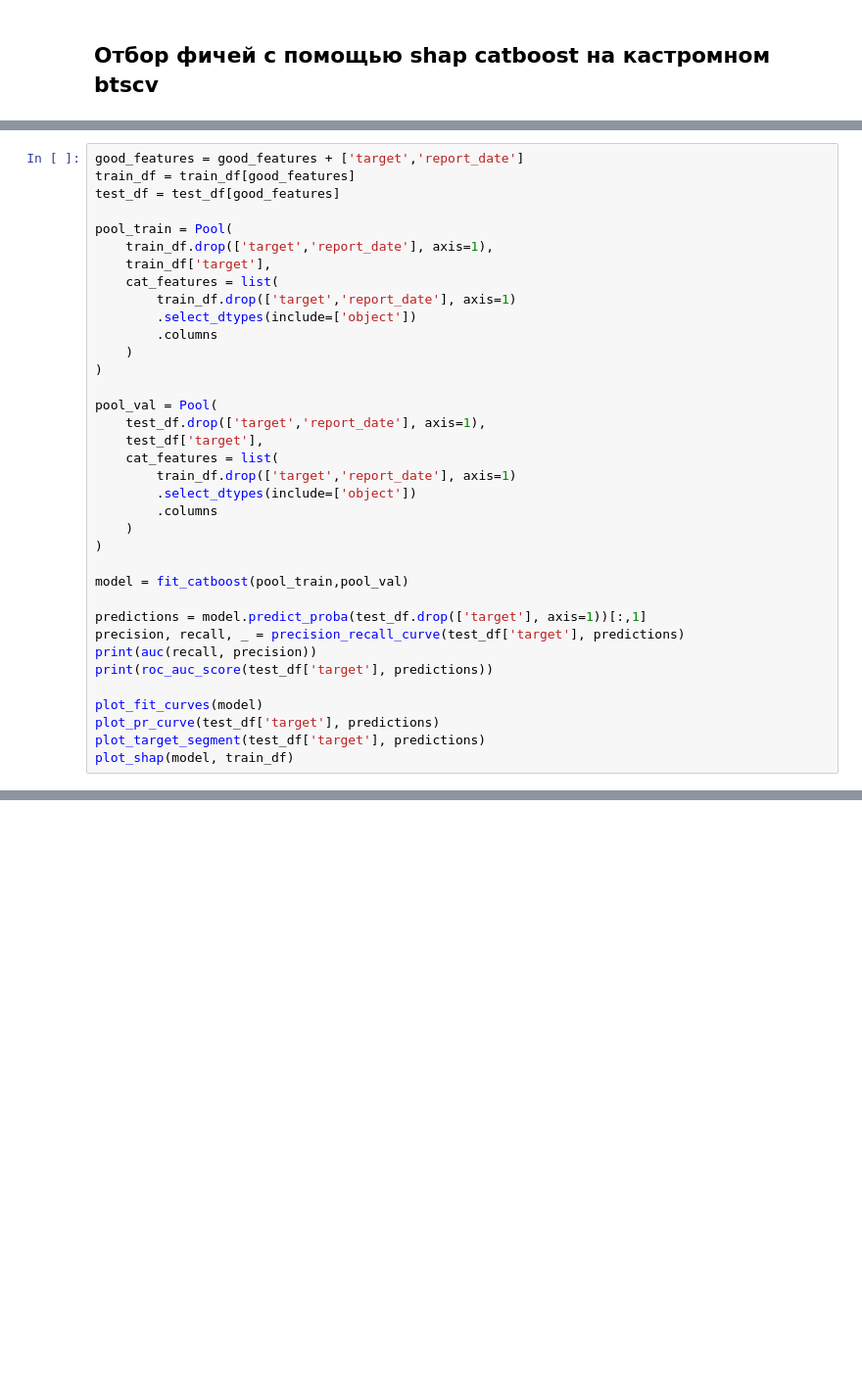
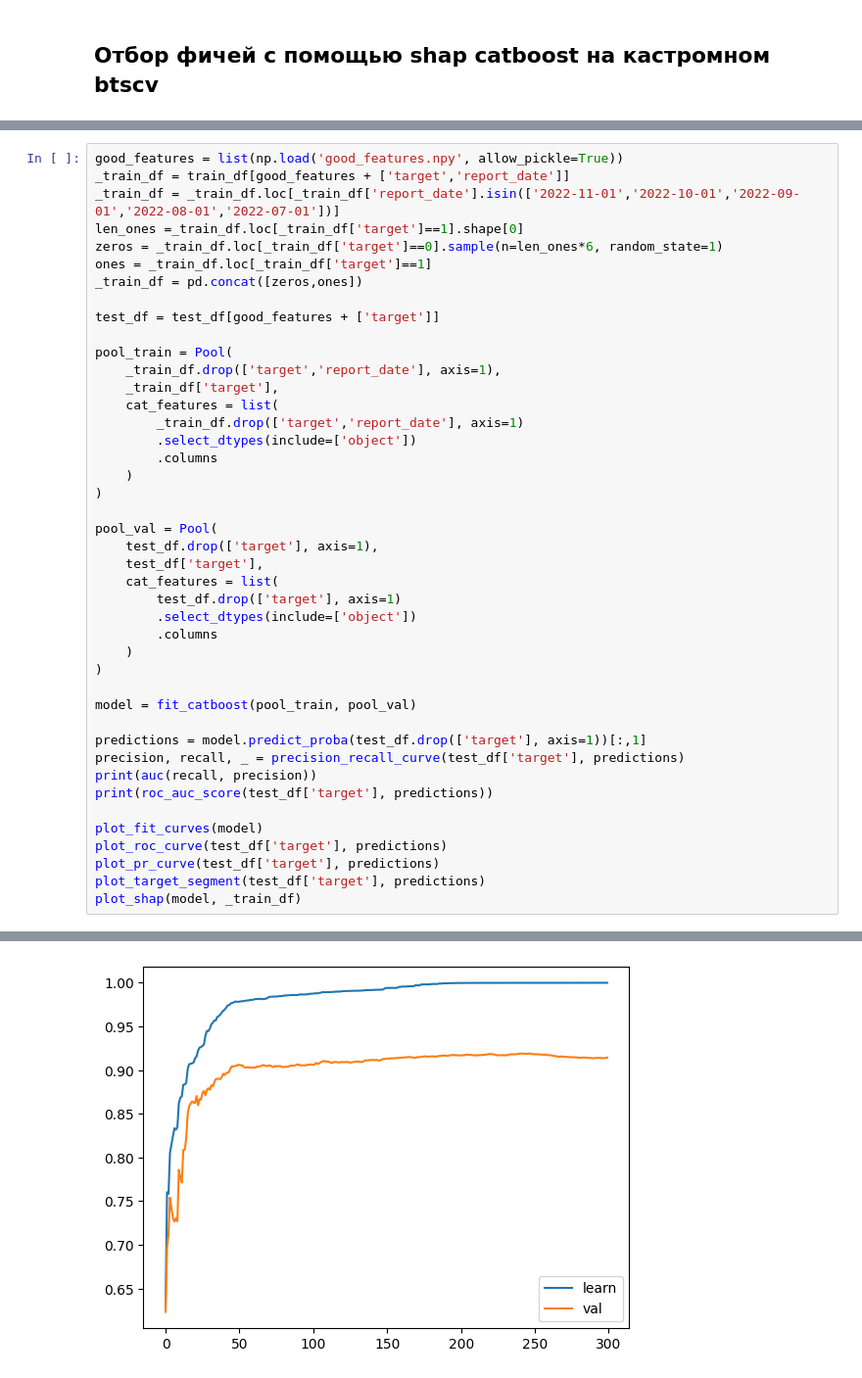
Before and after one commit to iintegration/hacks-ai-vseros-23, a Jupyter notebook: ML/CatBoost/modeling_catboost.ipynb, the cells around one changed output, grey strips where cells are left out. Shown at 98% size. Cells and saved outputs as stored; diff of their text form; blank space fills up the shorter version.

```diff
--- a/ML/CatBoost/modeling_catboost.ipynb
+++ b/ML/CatBoost/modeling_catboost.ipynb
@@ -350,29 +501,35 @@ NameError: name 'good_features' is not defined
 # %%
-good_features = good_features + ['target','report_date']
-train_df = train_df[good_features]
-test_df = test_df[good_features]
+good_features = list(np.load('good_features.npy', allow_pickle=True))
+_train_df = train_df[good_features + ['target','report_date']]
+_train_df = _train_df.loc[_train_df['report_date'].isin(['2022-11-01','2022-10-01','2022-09-01','2022-08-01','2022-07-01'])]
+len_ones =_train_df.loc[_train_df['target']==1].shape[0]
+zeros = _train_df.loc[_train_df['target']==0].sample(n=len_ones*6, random_state=1)
+ones = _train_df.loc[_train_df['target']==1]
+_train_df = pd.concat([zeros,ones])
+
+test_df = test_df[good_features + ['target']]
 
 pool_train = Pool(
-    train_df.drop(['target','report_date'], axis=1),
-    train_df['target'],
+    _train_df.drop(['target','report_date'], axis=1),
+    _train_df['target'],
     cat_features = list(
-        train_df.drop(['target','report_date'], axis=1)
+        _train_df.drop(['target','report_date'], axis=1)
         .select_dtypes(include=['object'])
         .columns
     )
 )
 
 pool_val = Pool(
-    test_df.drop(['target','report_date'], axis=1),
+    test_df.drop(['target'], axis=1),
     test_df['target'],
     cat_features = list(
-        train_df.drop(['target','report_date'], axis=1)
+        test_df.drop(['target'], axis=1)
         .select_dtypes(include=['object'])
         .columns
     )
 )
 
-model = fit_catboost(pool_train,pool_val)
+model = fit_catboost(pool_train, pool_val)
 
 predictions = model.predict_proba(test_df.drop(['target'], axis=1))[:,1]
 precision, recall, _ = precision_recall_curve(test_df['target'], predictions)
@@ -380,6 +537,8 @@ print(auc(recall, precision))
 print(roc_auc_score(test_df['target'], predictions))
 
 plot_fit_curves(model)
+plot_roc_curve(test_df['target'], predictions)
 plot_pr_curve(test_df['target'], predictions)
 plot_target_segment(test_df['target'], predictions)
-plot_shap(model, train_df)
+plot_shap(model, _train_df)
+# %% [output]
@@ -385,0 +547 @@ plot_shap(model, train_df)
+[figure, added]
```
Also changed, not shown: parts of 23 cells of this notebook, 4 other files.
